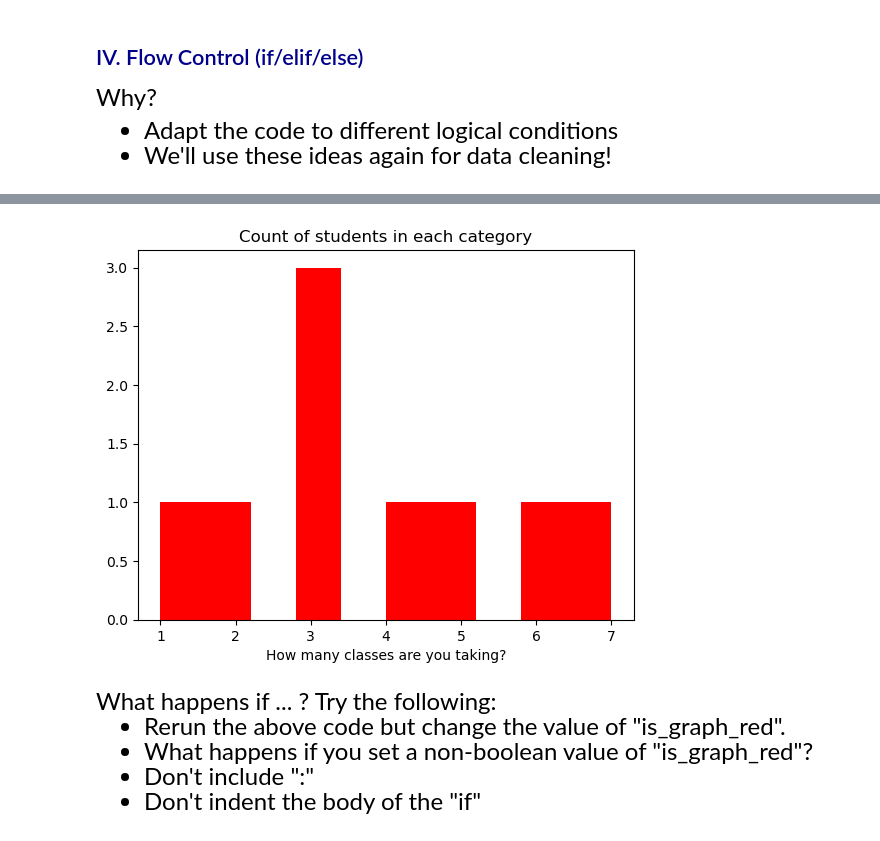
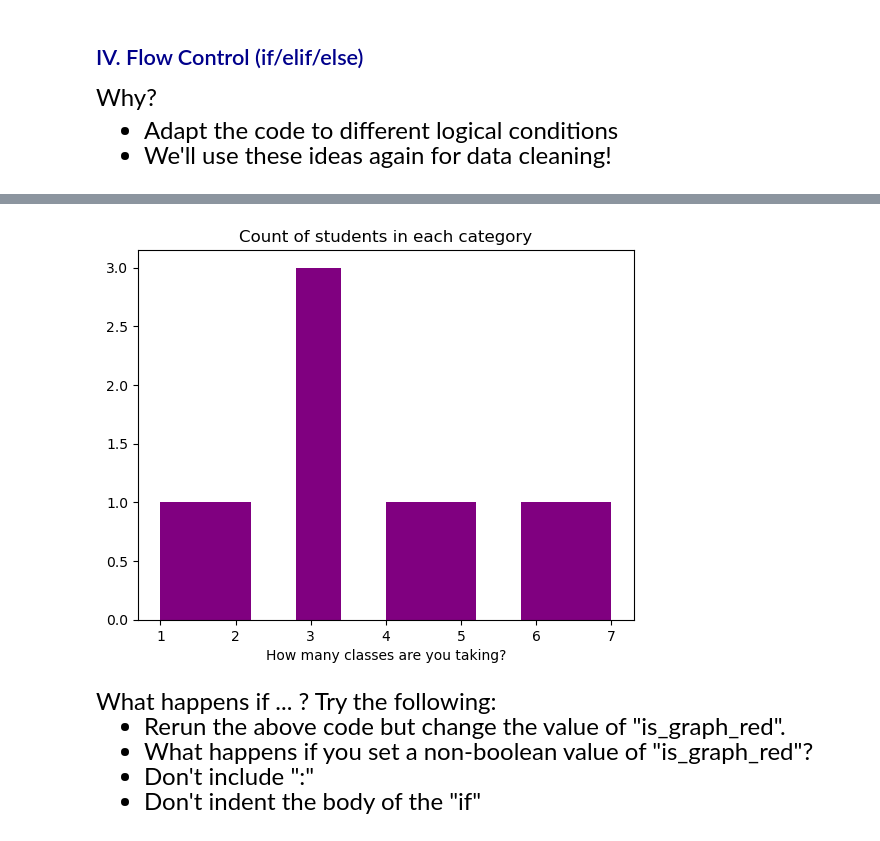
Before and after one commit to alejandrosanchezbecerra/qtm151spring2024, a Jupyter notebook: lecture_04/lecture_4.ipynb, the cells around one changed output, grey strips where cells are left out. Drawn from its saved outputs; the diff is of its cells as text; code cells hidden in the pictures.

```diff
--- a/lecture_04/lecture_4.ipynb
+++ b/lecture_04/lecture_4.ipynb
@@ -320,35 +340,35 @@ depending on a condition <br>
 # %%
 #------------------------------------------------------------------------------#
 #--------------------------- EXPLANATION OF IF/ELSE SYNTAX --------------------#
 #
 # If/else statements are useful to run different types of commands
 # depending on a user-specified input
 #
 # This code prints a red graph if "is_red_graph" is set to "True"
 # and outputs a purple graph otherwise.
 #
 # Notation: You can use the prefix "is_" to denote boleean variables
 #
 # VIEWING OUTPUT:
 # You can guarantee that the graph appears with plt.show()
 #------------------------------------------------------------------------------#
 
 
-is_graph_red = -10
+is_graph_red = False
 how_many_classes = np.array([7,1,2,3,3,3,4,5,6])
 
 if is_graph_red:
     plt.hist(x = how_many_classes, color="red")
     plt.title("Count of students in each category")
     plt.xlabel("How many classes are you taking?")
     plt.show()
 else:
     plt.hist(x = how_many_classes, color="purple")
     plt.title("Count of students in each category")
     plt.xlabel("How many classes are you taking?")
     plt.show()
 # %% [output]
-[figure, old version]
+[figure, new version]
 # %% [markdown]
 <font size = "5">
 What happens if ... ? Try the following:
```
Also changed, not shown: parts of 9 cells of this notebook.
